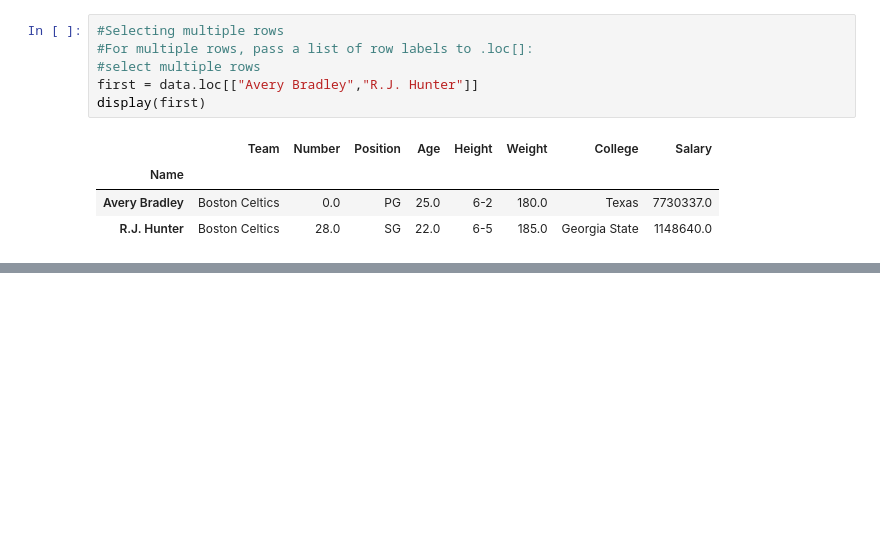
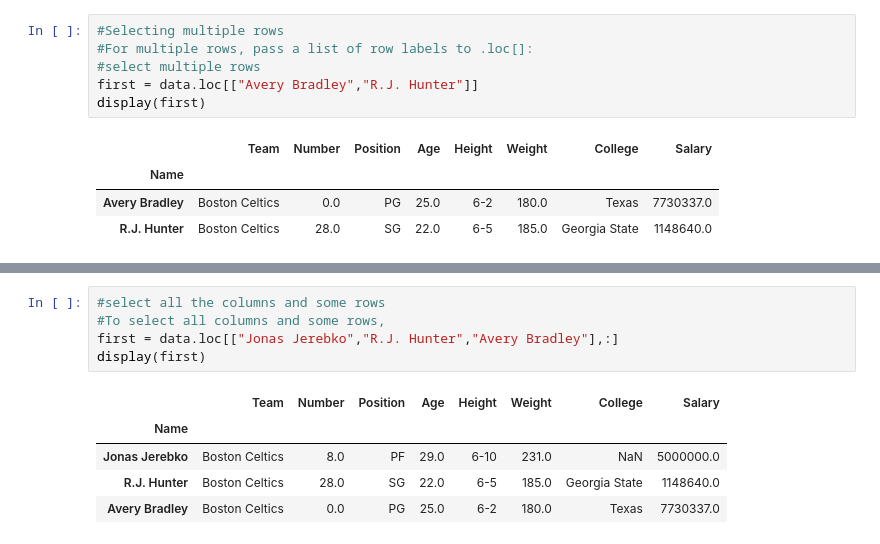
Before and after one commit to Lenmbugua/Python-Numpy-and-Pandas, a Jupyter notebook: Pandas.ipynb, the cells around one changed output, grey strips where cells are left out. Cells and saved outputs as stored; diff of their text form; blank space fills up the shorter version.

```diff
--- a/Pandas.ipynb
+++ b/Pandas.ipynb
@@ -926,0 +959,11 @@ display(first)
+# %%
+#select all the columns and some rows
+#To select all columns and some rows,
+first = data.loc[["Jonas Jerebko","R.J. Hunter","Avery Bradley"],:]
+display(first)
+# %% [output]
+|  | Team | Number | Position | Age | Height | Weight | College | Salary |
+| Name |  |  |  |  |  |  |  |  |
+| Jonas Jerebko | Boston Celtics | 8.0 | PF | 29.0 | 6-10 | 231.0 | NaN | 5000000.0 |
+| R.J. Hunter | Boston Celtics | 28.0 | SG | 22.0 | 6-5 | 185.0 | Georgia State | 1148640.0 |
+| Avery Bradley | Boston Celtics | 0.0 | PG | 25.0 | 6-2 | 180.0 | Texas | 7730337.0 |
```
Also changed, not shown: parts of 2 cells of this notebook.
